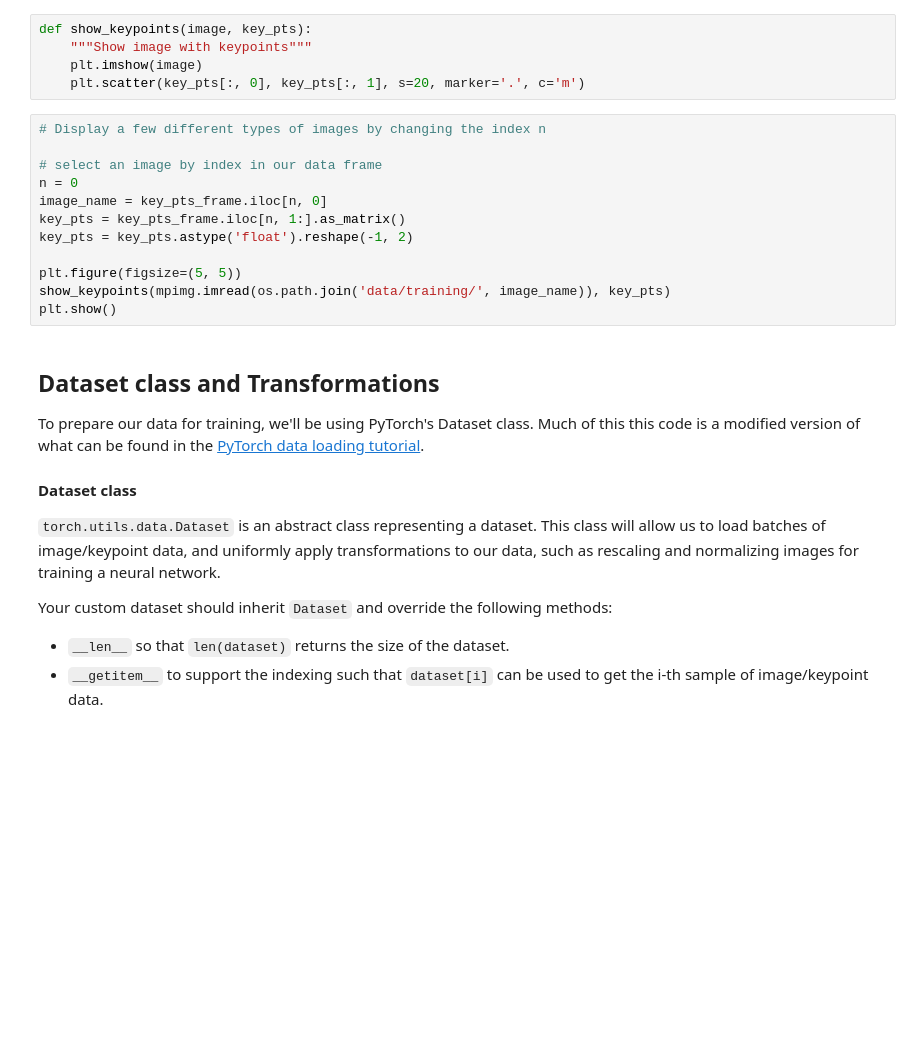
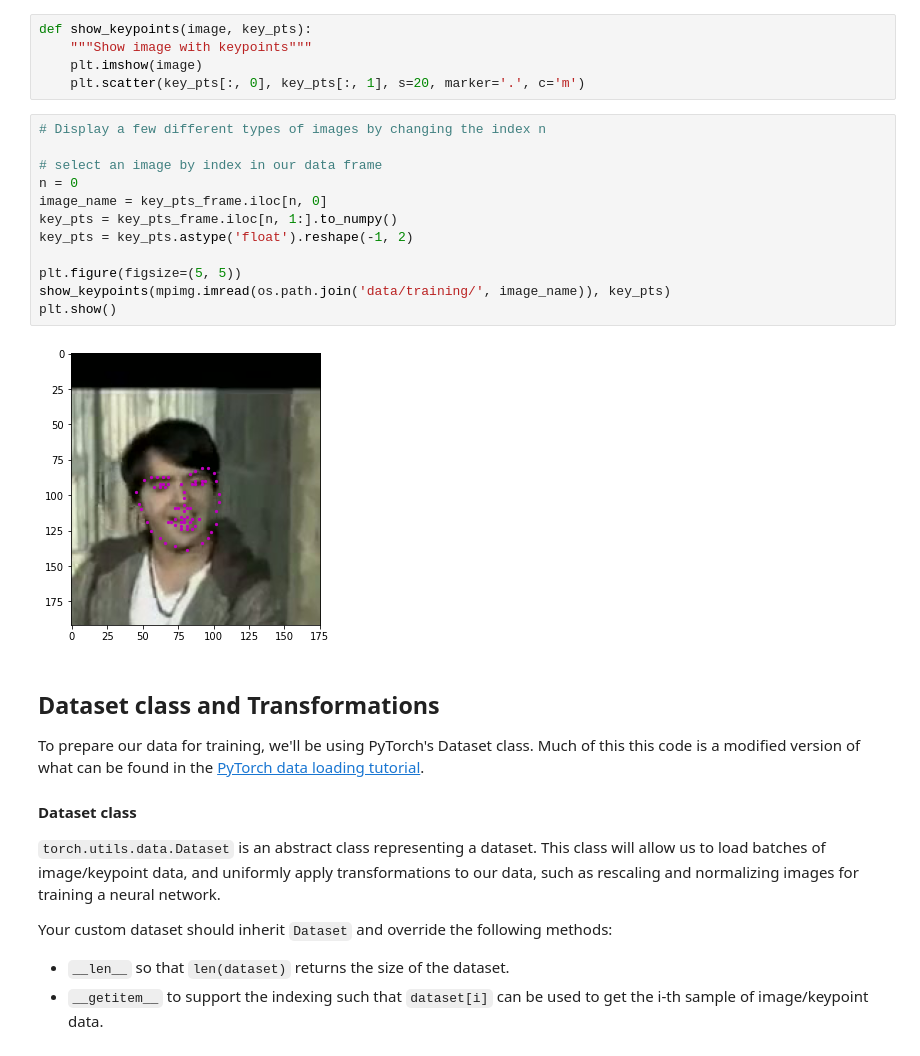
Before and after one commit to sagecodes/facial-keypoint-detection, a Jupyter notebook: 1. Load and Visualize Data.ipynb, the cells around one changed output. Drawn from its saved outputs; the diff is of its cells as text; blank space fills up the shorter version.

Commit message:
update all instances in notebook1 to_numpy

```diff
--- a/1. Load and Visualize Data.ipynb
+++ b/1. Load and Visualize Data.ipynb
@@ -70,15 +72,17 @@ def show_keypoints(image, key_pts):
 # %%
 # Display a few different types of images by changing the index n
 
 # select an image by index in our data frame
 n = 0
 image_name = key_pts_frame.iloc[n, 0]
-key_pts = key_pts_frame.iloc[n, 1:].as_matrix()
+key_pts = key_pts_frame.iloc[n, 1:].to_numpy()
 key_pts = key_pts.astype('float').reshape(-1, 2)
 
 plt.figure(figsize=(5, 5))
 show_keypoints(mpimg.imread(os.path.join('data/training/', image_name)), key_pts)
 plt.show()
+# %% [output]
+[figure, added]
 # %% [markdown]
 ## Dataset class and Transformations
 
```
Also changed, not shown: parts of 6 cells of this notebook.
